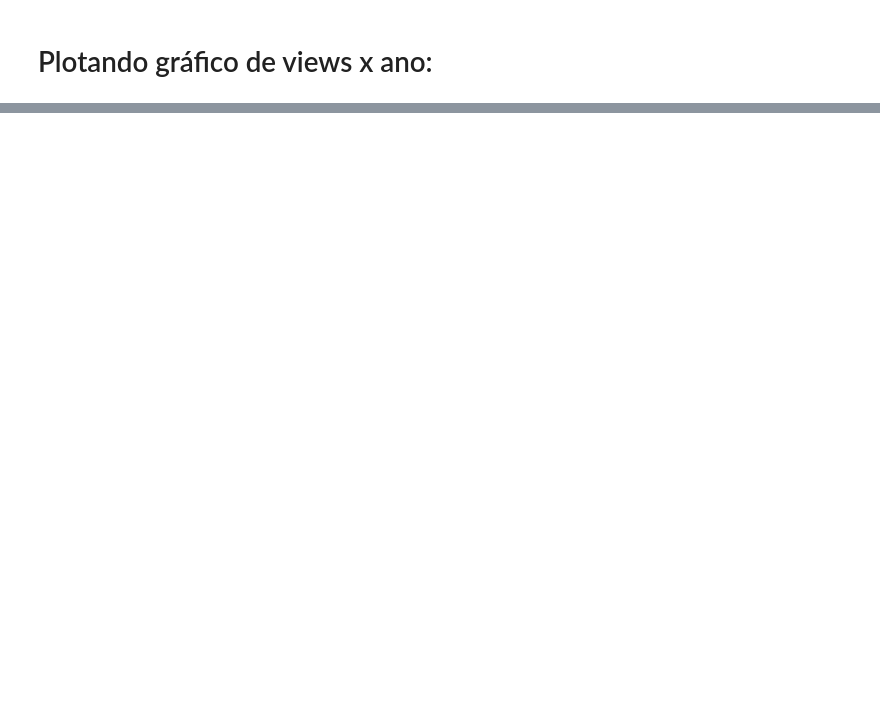
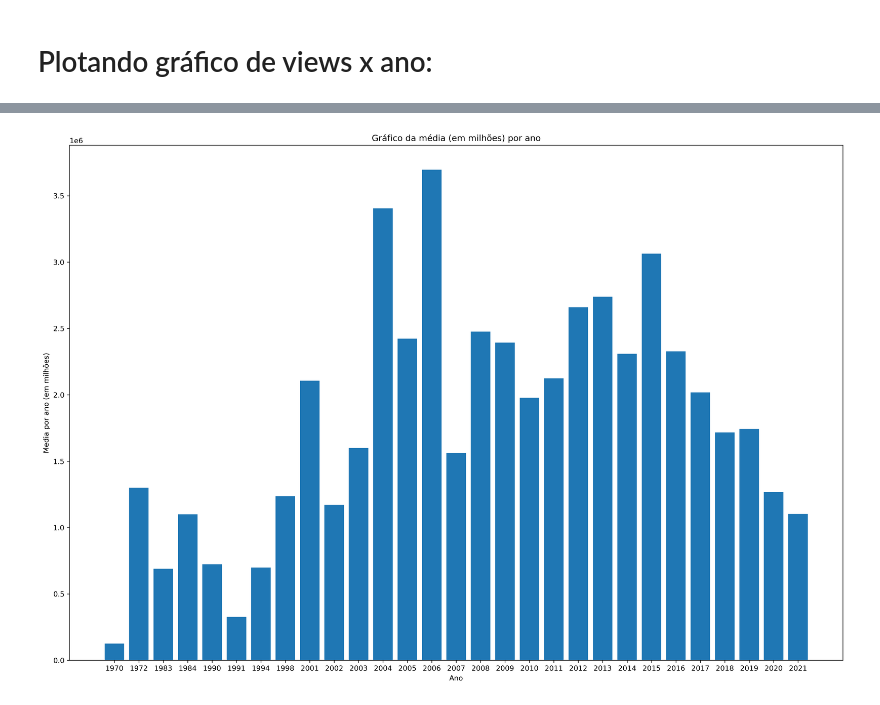
Before and after one commit to LuisHenriqueAL/Projeto_ICD, a Jupyter notebook: main.ipynb, the cells around one changed output, grey strips where cells are left out. Drawn from its saved outputs; the diff is of its cells as text; code cells hidden in the pictures; blank space fills up the shorter version.

```diff
--- a/main.ipynb
+++ b/main.ipynb
@@ -150,0 +184,4 @@ plt.show()
+# %%
+media = (anossemrep['View per year']/anossemrep['Vídeos por ano']).round(2)
+media = pd.DataFrame(media, columns = ['Media de visualizações por ano'])
+anossemrep = anossemrep.join(media)
@@ -150,0 +190,4 @@ plt.show()
+# %%
+media_likes = (anossemrep['likes']/anossemrep['Vídeos por ano']).round(2)
+media_likes = pd.DataFrame(media_likes, columns = ['Media de likes por ano'])
+anossemrep = anossemrep.join(media_likes)
@@ -150,0 +214,10 @@ plt.show()
+# %%
+fig = plt.figure(figsize=(15, 10), dpi=300)
+ax = fig.add_axes([1,1,1,1])
+ax.bar(anossemrep['Ano'],anossemrep['Media de visualizações por ano'])
+plt.xlabel('Ano')
+plt.ylabel('Media por ano (em milhões)')
+plt.title('Gráfico da média (em milhões) por ano')
+plt.show()
+# %% [output]
+[figure, added]
```
Also changed, not shown: parts of 15 cells of this notebook.
